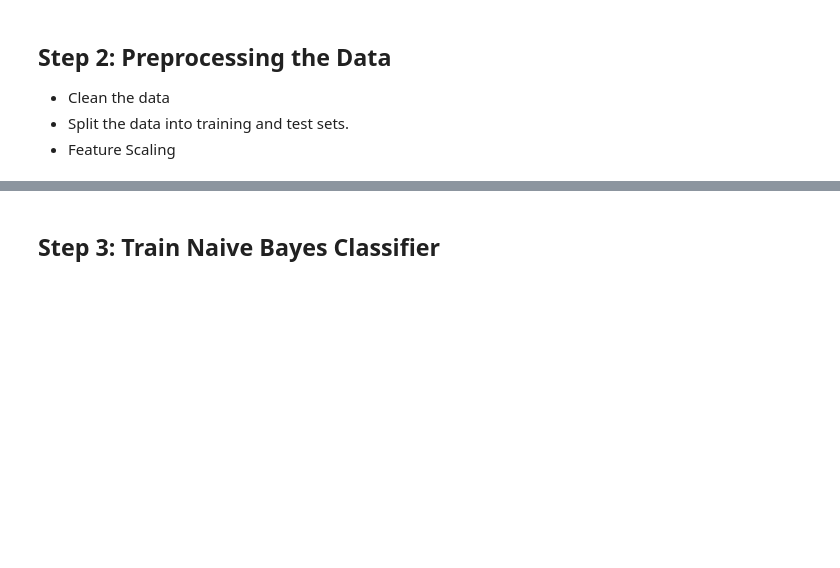
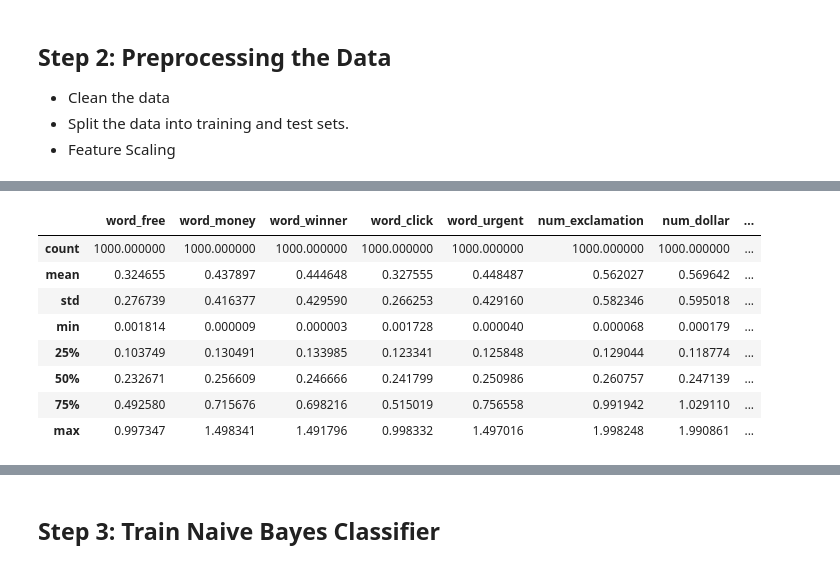
Before and after one commit to SnowSE/project-classification-1-cody-howell, a Jupyter notebook: notebooks/spam_classification.ipynb, the cells around one changed output, grey strips where cells are left out. Saved outputs shown, nothing was run; the diff lists cells and outputs as text; code cells hidden in the pictures; blank space fills up the shorter version.

Commit message:
i see what they mean now

```diff
--- a/notebooks/spam_classification.ipynb
+++ b/notebooks/spam_classification.ipynb
@@ -42,0 +58,12 @@ data.head()
+# %%
+data.describe()
+# %% [output]
+|  | word_free | word_money | word_winner | word_click | word_urgent | num_exclamation | num_dollar | ... |
+| count | 1000.000000 | 1000.000000 | 1000.000000 | 1000.000000 | 1000.000000 | 1000.000000 | 1000.000000 | ... |
+| mean | 0.324655 | 0.437897 | 0.444648 | 0.327555 | 0.448487 | 0.562027 | 0.569642 | ... |
+| std | 0.276739 | 0.416377 | 0.429590 | 0.266253 | 0.429160 | 0.582346 | 0.595018 | ... |
+| min | 0.001814 | 0.000009 | 0.000003 | 0.001728 | 0.000040 | 0.000068 | 0.000179 | ... |
+| 25% | 0.103749 | 0.130491 | 0.133985 | 0.123341 | 0.125848 | 0.129044 | 0.118774 | ... |
+| 50% | 0.232671 | 0.256609 | 0.246666 | 0.241799 | 0.250986 | 0.260757 | 0.247139 | ... |
+| 75% | 0.492580 | 0.715676 | 0.698216 | 0.515019 | 0.756558 | 0.991942 | 1.029110 | ... |
+| max | 0.997347 | 1.498341 | 1.491796 | 0.998332 | 1.497016 | 1.998248 | 1.990861 | ... |
```
Also changed, not shown: parts of 15 cells of this notebook.
